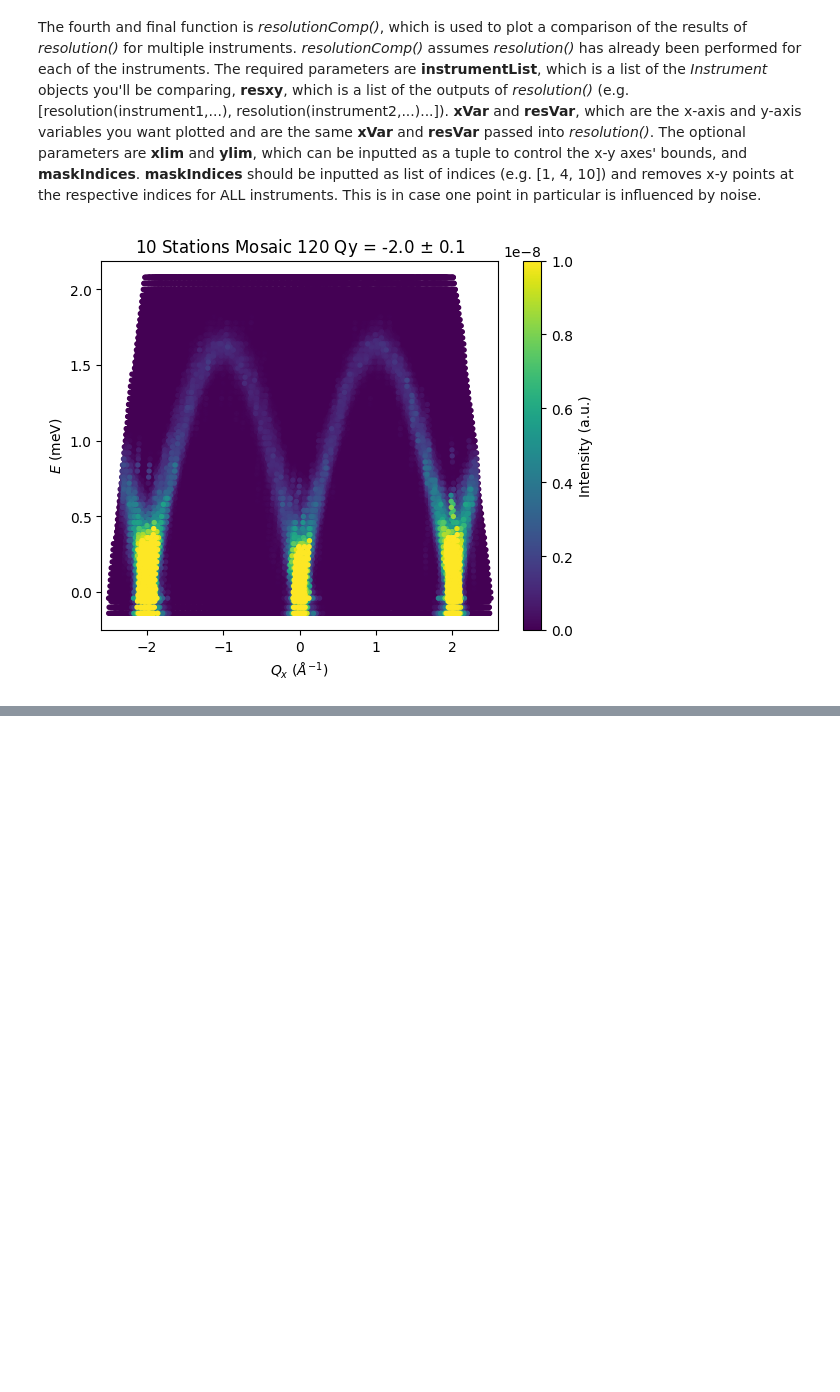
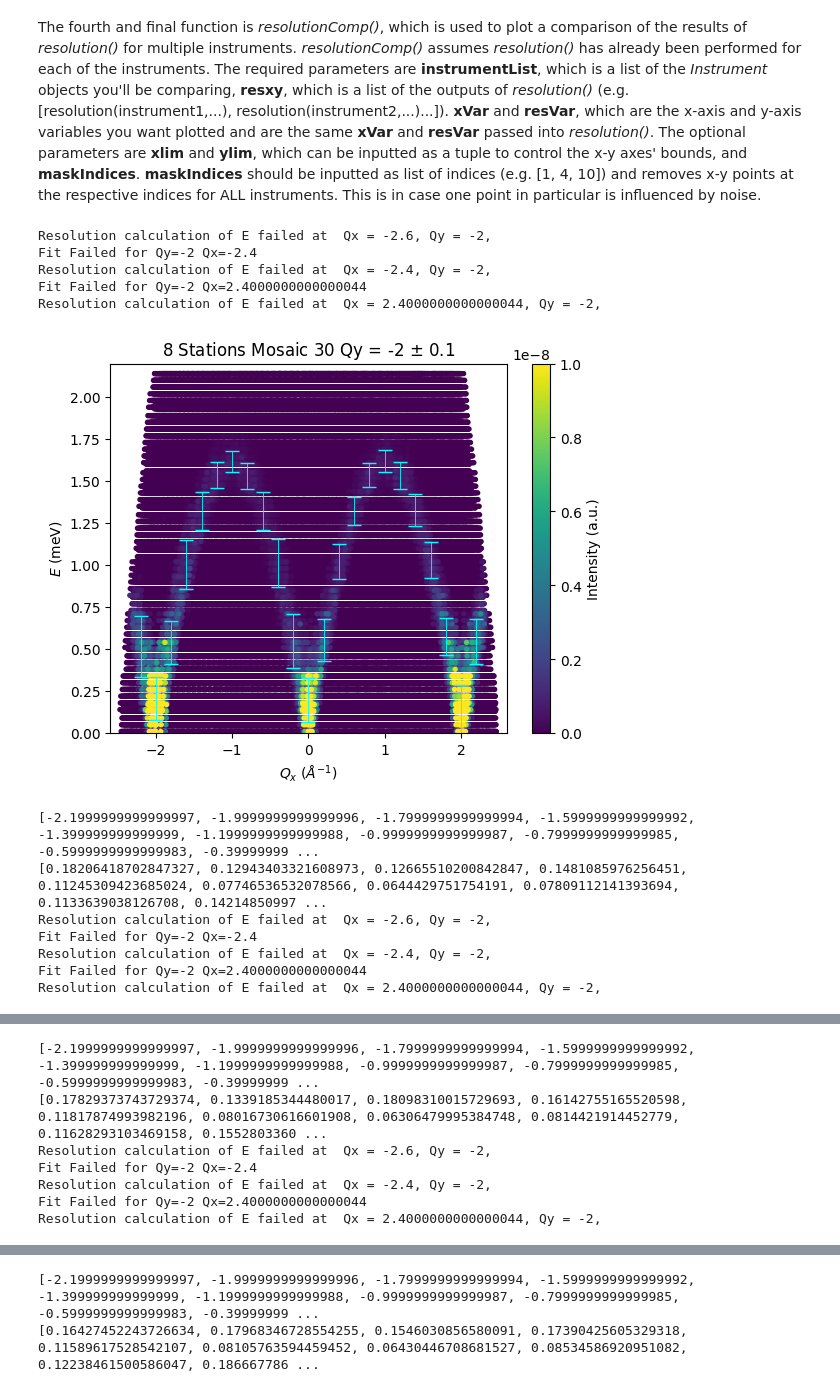
Before and after one commit to Adit-Desai/Project_MANTA, a Jupyter notebook: PCPA_Tutorial.ipynb, the cells around one changed output, grey strips where cells are left out. Saved outputs shown, nothing was run; the diff lists cells and outputs as text; code cells hidden in the pictures; blank space fills up the shorter version.

Commit message:
My_Local_Version
Local version with some filled in names of plots

```diff
--- a/PCPA_Tutorial.ipynb
+++ b/PCPA_Tutorial.ipynb
@@ -112,16 +126,12 @@ The fourth and final function is <i>resolutionComp()</i>, which is used to plot
 from Plotting import *
 
 ## An example of each function contained within Plotting is provided below
+
+
 ## a cut2D() example at Qx = 0.4
 ## cut2D(instrument = Instrument(...), dataframe = dataLoader(...), xVar = "Qx", yVar = "E",
 ##  integrationVar = "Qx", integrationVal = 0.4, integrationWidth= 0.1,
 ## xlim = None, ylim = (-3., 3.), colorBarLim = (0, 1e9), saveFile=False)
-#print(tenS60MDat)
-
-#cut2D(fiveS60M, fiveS60MDat, "Qy", "E", "Qx", 0., 0.1, xlim= (-2.6, 2.6), colorBarLim=(0, 1e-8))
-cut2D(tenS120M, tenS120MDat, "Qx", "E", "Qy", -2., 0.1, xlim= (-2.6, 2.6), colorBarLim=(0, 1e-8))
-
-#pixelHistogram(fiveS60M, fiveS60MCalibration, 300)
 
 
 ## cut1D() example that plots a Qx gaussian as a function of Qy
@@ -131,12 +141,6 @@ cut2D(tenS120M, tenS120MDat, "Qx", "E", "Qy", -2., 0.1, xlim= (-2.6, 2.6), color
 ##                          integrationWidth2 = 0.04, threshold = 1e-0, binRange = (-1., 1.),
 ##                          ylim = (lowerYBound, upperYBound), showPlot = True
 ##                          saveFile=False)
-
-#myFit = cut1D(fiveS60M, fiveS60MDat, xVar = "Qx", binSize = 0.1,
-#                integrationVar1 = "Qy", integrationVal1 = -2,
-#                integrationWidth1 = 0.1, integrationVar2 = "E",
-#                integrationVal2 = 1.0, integrationWidth2 = 0.04, threshold = 1e-9)
-
 
 #myFit2 = cut1D(tenS60M, tenS60MDat, xVar = "Qx", binSize = 0.1,
 #                integrationVar1 = "Qy", integrationVal1 = -2,
@@ -160,38 +164,68 @@ cut2D(tenS120M, tenS120MDat, "Qx", "E", "Qy", -2., 0.1, xlim= (-2.6, 2.6), color
 ##                          xlim = (0, 2), ylim = None, showCuts = False, saveCuts = False,
 ##                          saveFile = True)
 
-#resolution5 = resolution(fiveS60M, fiveS60MDat, "Qx", 0.1, "E", 0.04, "Qy", -2., 0.1,
-#                         threshold = 1e-9, xlim = (-1, 1), ylim = (0, 0.45))
-#resolution10 = resolution(tenS60M, tenS60MDat, "Qx", 0.1, "E", 0.04, "Qy", -2., 0.1,
-#                         threshold = 1e-9, xlim = (-1., 1.), ylim = (0, 0.45))
-
 
 #resolution(myInstrument, myData, "Qy", -2, 0.1, "Qx", (0.2, 1.5), 0.1, "E", 0.1, threshold = 1e-9,
 #            showCuts=False)
 ##resolutionComp example that plots Energy resolution as a function of Qx for 2 different instruments
-
-
 
 ##
 ##
 ##resolution1 = resolution(instrument = Instrument(instrument1params), dataframe = dataLoader(instrument1params)
 ##                          xVar = "Qx", xStepSize = 0.1, resVar = "E", binSize = 0.04,
 ##                          integrationVar="Qy", integrationVal = -2., integrationWidth = 0.1,
 ##                          xlim = (0, 2), ylim = None, showCuts = False, saveCuts = False,
 ##                          saveFile = True)
 ##
 ## resolution2 = resolution(instrument = Instrument(instrument2params), dataframe = dataLoader(instrument2params)
 ##                          xVar = "Qx", xStepSize = 0.1, resVar = "E", binSize = 0.04,
 ##                          integrationVar="Qy", integrationVal = -2., integrationWidth = 0.1,
 ##                          xlim = (0, 2), ylim = None, showCuts = False, saveCuts = False,
 ##                          saveFile = True)
 
 ## resolutionComp(instrumentList = [Instrument(instrument1params), Instrument(instrument2params)],
 ##                resxy = [resolution1, resolution2],xVar = "Qx", resVar = "E", xlim = (0, 2),
 ##                ylim = (0, 0.4), maskIndices = [20, 21, 22] )
 
 
 #resolutionComp([fiveS60M, tenS60M], [resolution5, resolution10], xVar = "Qx", resVar = "E", maskIndices = [15, 16])
 #resolutionComp([fiveS60M], [resolution5], xVar = "Qx", resVar = "E", maskPoints=[0])
+
+
+## cut2DError() example that plots a Qx vs E dispersion at constant Qy
+##  cut2DError(instrument = Instrument(...), dataframe = dataLoader(...), xVar = "Qx",
+##                          xStepSize = 0.4, xWidth = 0.05, binSize = 0.05,,
+##                          yVar = "E", integrationVar = "E",
+##                          integrationVal = 1, integrationWidth = 0.1, xlim = (-1.5,1.5),
+##                          binRange = None,
+##                          threshold = 1e-9, ylim = (lowerYBound, upperYBound)
+##                          colorBarLim(0, 1e-8), saveFile = True, showCuts = True,
+##                          saveCuts = False, saveFile=False)
+
+#cut2DError(eightS30M, eightS30MDat, "Qx", xStepSize=0.2, xWidth = 0.05, binSize=0.04, yVar="E",
+#           integrationVar="Qy", integrationVal=-2, integrationWidth=0.1,
+#           xlim=(-2.6, 2.6), ylim=(0,2.2), colorBarLim=(0,1e-8), saveFile=True, threshold = 5e-9,
+#           showCuts=False)
+
+#cut2DError(eightS60M, eightS60MDat, "Qx", xStepSize=0.2, xWidth = 0.05, binSize=0.04, yVar="E",
+#           integrationVar="Qy", integrationVal=-2, integrationWidth=0.1,
+#           xlim=(-2.6, 2.6), ylim=(0,2.2), colorBarLim=(0,1e-8), saveFile=True, threshold = 5e-9,
+#           showCuts=False)
+#cut2DError(eightS120M, eightS120MDat, "Qx", xStepSize=0.2, xWidth = 0.05, binSize=0.04, yVar="E",
+#           integrationVar="Qy", integrationVal=-2, integrationWidth=0.1,
+#           xlim=(-2.6, 2.6), ylim=(0,2.2), colorBarLim=(0,1e-8), saveFile=True, threshold = 5e-9,
+#           showCuts=False)
 # %% [output]
+Resolution calculation of E failed at  Qx = -2.6, Qy = -2,
+Fit Failed for Qy=-2 Qx=-2.4
+Resolution calculation of E failed at  Qx = -2.4, Qy = -2,
+Fit Failed for Qy=-2 Qx=2.4000000000000044
+Resolution calculation of E failed at  Qx = 2.4000000000000044, Qy = -2,
-[figure, old version]
+[figure, new version]
+[-2.1999999999999997, -1.9999999999999996, -1.7999999999999994, -1.5999999999999992, -1.399999999999999, -1.1999999999999988, -0.9999999999999987, -0.7999999999999985, -0.5999999999999983, -0.39999999 ...
+[0.18206418702847327, 0.12943403321608973, 0.12665510200842847, 0.1481085976256451, 0.11245309423685024, 0.07746536532078566, 0.0644429751754191, 0.07809112141393694, 0.1133639038126708, 0.14214850997 ...
+Resolution calculation of E failed at  Qx = -2.6, Qy = -2,
+Fit Failed for Qy=-2 Qx=-2.4
+Resolution calculation of E failed at  Qx = -2.4, Qy = -2,
+Fit Failed for Qy=-2 Qx=2.4000000000000044
+Resolution calculation of E failed at  Qx = 2.4000000000000044, Qy = -2,
@@ -197,0 +233,7 @@ cut2D(tenS120M, tenS120MDat, "Qx", "E", "Qy", -2., 0.1, xlim= (-2.6, 2.6), color
+[-2.1999999999999997, -1.9999999999999996, -1.7999999999999994, -1.5999999999999992, -1.399999999999999, -1.1999999999999988, -0.9999999999999987, -0.7999999999999985, -0.5999999999999983, -0.39999999 ...
+[0.17829373743729374, 0.1339185344480017, 0.18098310015729693, 0.16142755165520598, 0.11817874993982196, 0.08016730616601908, 0.06306479995384748, 0.0814421914452779, 0.11628293103469158, 0.1552803360 ...
+Resolution calculation of E failed at  Qx = -2.6, Qy = -2,
+Fit Failed for Qy=-2 Qx=-2.4
+Resolution calculation of E failed at  Qx = -2.4, Qy = -2,
+Fit Failed for Qy=-2 Qx=2.4000000000000044
+Resolution calculation of E failed at  Qx = 2.4000000000000044, Qy = -2,
@@ -198 +241,3 @@ cut2D(tenS120M, tenS120MDat, "Qx", "E", "Qy", -2., 0.1, xlim= (-2.6, 2.6), color
+[-2.1999999999999997, -1.9999999999999996, -1.7999999999999994, -1.5999999999999992, -1.399999999999999, -1.1999999999999988, -0.9999999999999987, -0.7999999999999985, -0.5999999999999983, -0.39999999 ...
+[0.16427452243726634, 0.17968346728554255, 0.1546030856580091, 0.17390425605329318, 0.11589617528542107, 0.08105763594459452, 0.06430446708681527, 0.08534586920951082, 0.12238461500586047, 0.186667786 ...
 # %%
```
Also changed, not shown: parts of 7 cells of this notebook, 3 other files.
